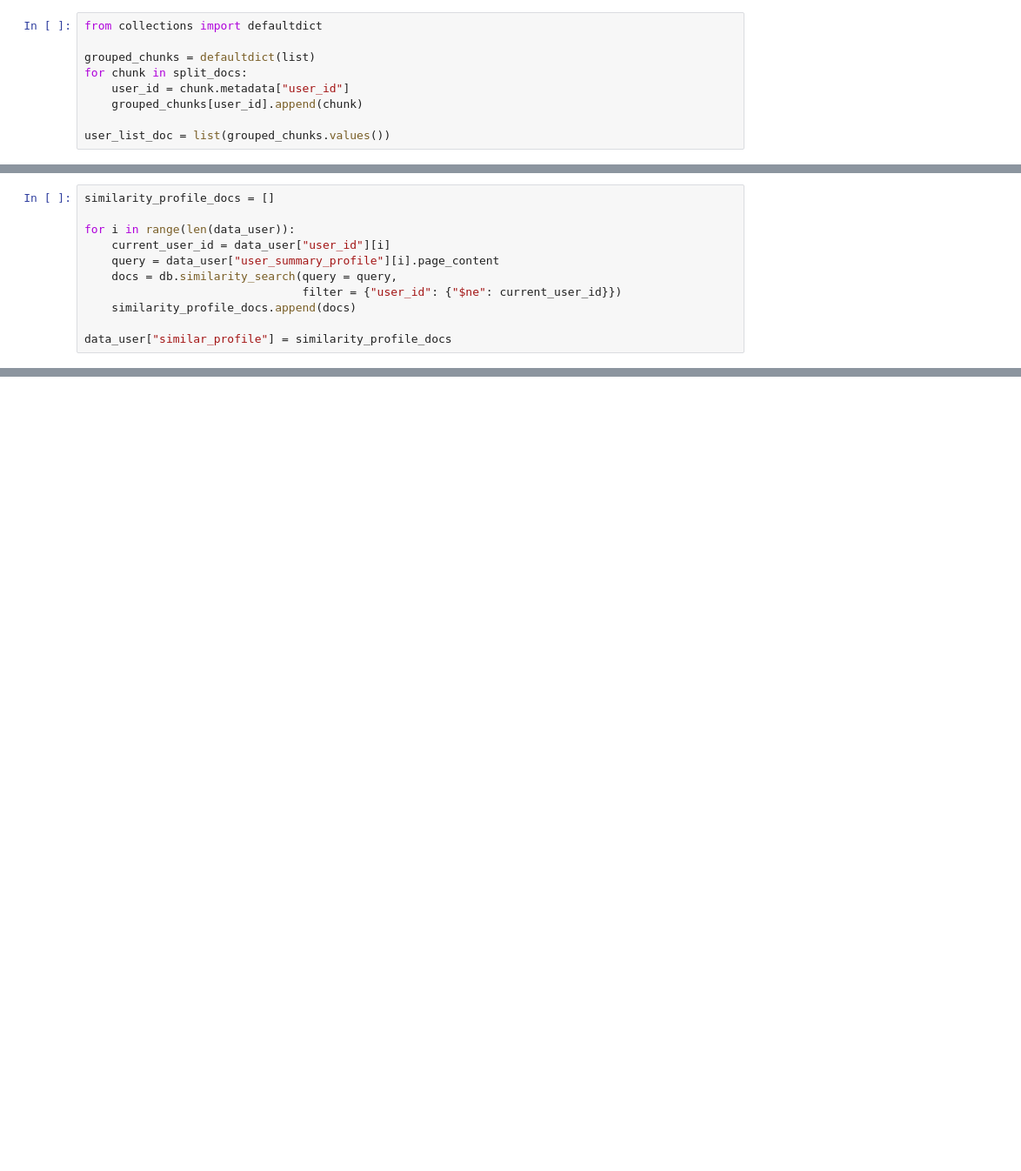
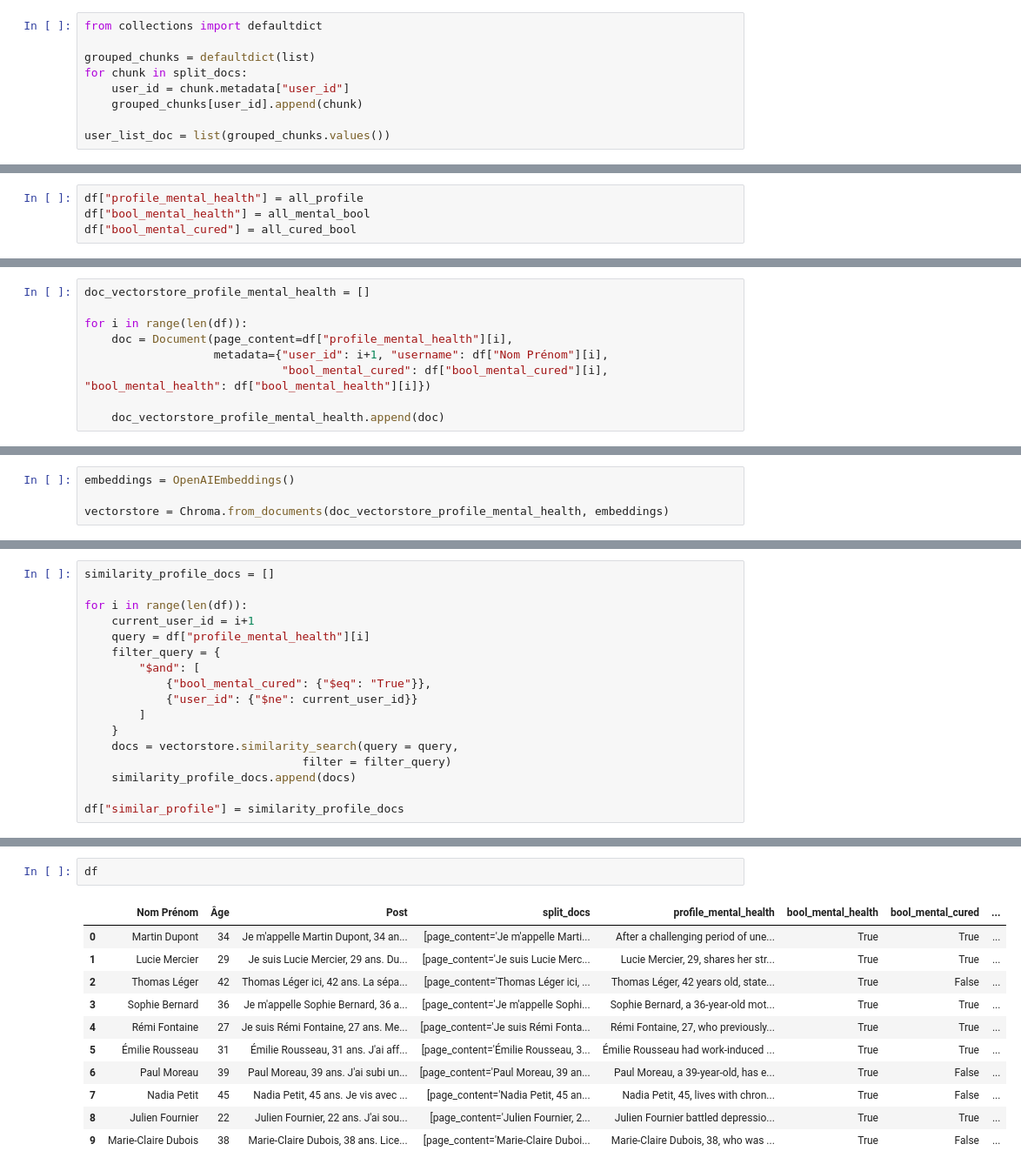
Before and after one commit to Aminesefra8/Hackaton_MoroccanAI_2024-simulation-prototype-, a Jupyter notebook: simu_profile_matching.ipynb, the cells around one changed output, grey strips where cells are left out. Shown at 87% size. Saved outputs shown, nothing was run; the diff lists cells and outputs as text; blank space fills up the shorter version.

Commit message:
Finition du prototype matching profile

```diff
--- a/simu_profile_matching.ipynb
+++ b/simu_profile_matching.ipynb
@@ -267,0 +179,4 @@ db.add_documents(output)
+# %%
+df["profile_mental_health"] = all_profile
+df["bool_mental_health"] = all_mental_bool
+df["bool_mental_cured"] = all_cured_bool
@@ -267,0 +197,9 @@ db.add_documents(output)
+# %%
+doc_vectorstore_profile_mental_health = []
+
+for i in range(len(df)):
+    doc = Document(page_content=df["profile_mental_health"][i],
+                   metadata={"user_id": i+1, "username": df["Nom Prénom"][i],
+                             "bool_mental_cured": df["bool_mental_cured"][i], "bool_mental_health": df["bool_mental_health"][i]})
+
+    doc_vectorstore_profile_mental_health.append(doc)
@@ -267,0 +221,4 @@ db.add_documents(output)
+# %%
+embeddings = OpenAIEmbeddings()
+
+vectorstore = Chroma.from_documents(doc_vectorstore_profile_mental_health, embeddings)
@@ -268,11 +227,17 @@ db.add_documents(output)
 # %%
 similarity_profile_docs = []
 
-for i in range(len(data_user)):
-    current_user_id = data_user["user_id"][i]
-    query = data_user["user_summary_profile"][i].page_content
-    docs = db.similarity_search(query = query,
-                                filter = {"user_id": {"$ne": current_user_id}})
+for i in range(len(df)):
+    current_user_id = i+1
+    query = df["profile_mental_health"][i]
+    filter_query = {
+        "$and": [
+            {"bool_mental_cured": {"$eq": "True"}},
+            {"user_id": {"$ne": current_user_id}}
+        ]
+    }
+    docs = vectorstore.similarity_search(query = query,
+                                filter = filter_query)
     similarity_profile_docs.append(docs)
 
-data_user["similar_profile"] = similarity_profile_docs
+df["similar_profile"] = similarity_profile_docs
@@ -302,0 +244,14 @@ Chroma instance deleted from memory.
+# %%
+df
+# %% [output]
+|  | Nom Prénom | Âge | Post | split_docs | profile_mental_health | bool_mental_health | bool_mental_cured | ... |
+| 0 | Martin Dupont | 34 | Je m'appelle Martin Dupont, 34 an... | [page_content='Je m'appelle Marti... | After a challenging period of une... | True | True | ... |
+| 1 | Lucie Mercier | 29 | Je suis Lucie Mercier, 29 ans. Du... | [page_content='Je suis Lucie Merc... | Lucie Mercier, 29, shares her str... | True | True | ... |
+| 2 | Thomas Léger | 42 | Thomas Léger ici, 42 ans. La sépa... | [page_content='Thomas Léger ici, ... | Thomas Léger, 42 years old, state... | True | False | ... |
+| 3 | Sophie Bernard | 36 | Je m'appelle Sophie Bernard, 36 a... | [page_content='Je m'appelle Sophi... | Sophie Bernard, a 36-year-old mot... | True | True | ... |
+| 4 | Rémi Fontaine | 27 | Je suis Rémi Fontaine, 27 ans. Me... | [page_content='Je suis Rémi Fonta... | Rémi Fontaine, 27, who previously... | True | True | ... |
+| 5 | Émilie Rousseau | 31 | Émilie Rousseau, 31 ans. J'ai aff... | [page_content='Émilie Rousseau, 3... | Émilie Rousseau had work-induced ... | True | True | ... |
+| 6 | Paul Moreau | 39 | Paul Moreau, 39 ans. J'ai subi un... | [page_content='Paul Moreau, 39 an... | Paul Moreau, a 39-year-old, has e... | True | False | ... |
+| 7 | Nadia Petit | 45 | Nadia Petit, 45 ans. Je vis avec ... | [page_content='Nadia Petit, 45 an... | Nadia Petit, 45, lives with chron... | True | False | ... |
+| 8 | Julien Fournier | 22 | Julien Fournier, 22 ans. J'ai sou... | [page_content='Julien Fournier, 2... | Julien Fournier battled depressio... | True | True | ... |
+| 9 | Marie-Claire Dubois | 38 | Marie-Claire Dubois, 38 ans. Lice... | [page_content='Marie-Claire Duboi... | Marie-Claire Dubois, 38, who was ... | True | False | ... |
```
Also changed, not shown: parts of 32 cells of this notebook, 2 other files.
